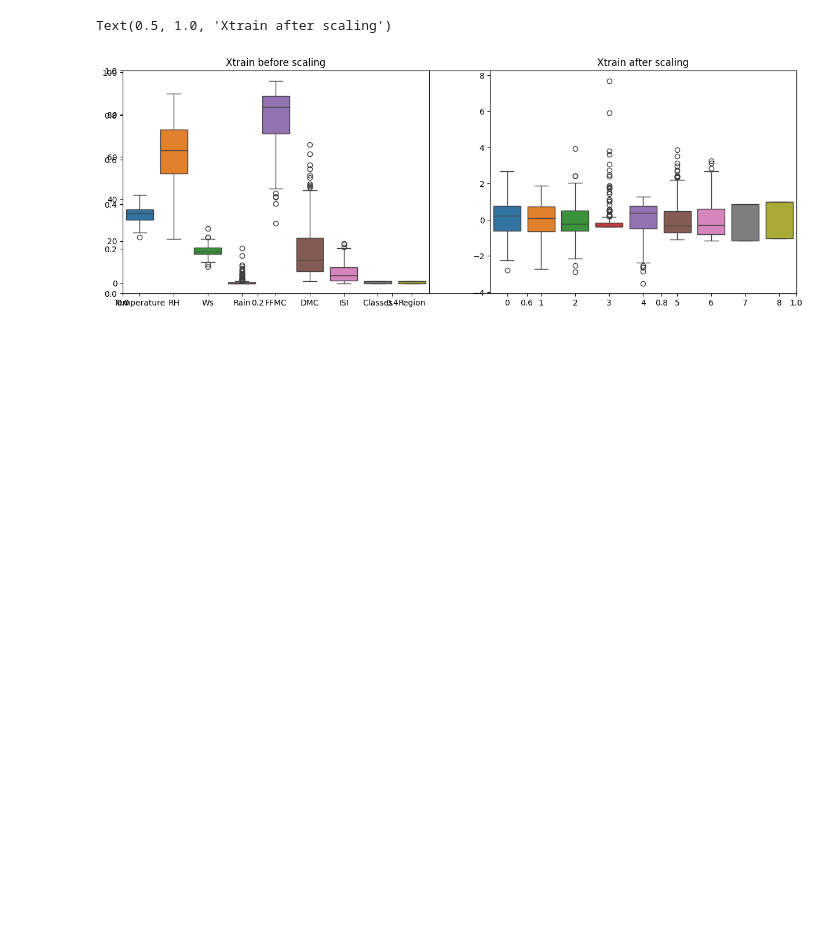
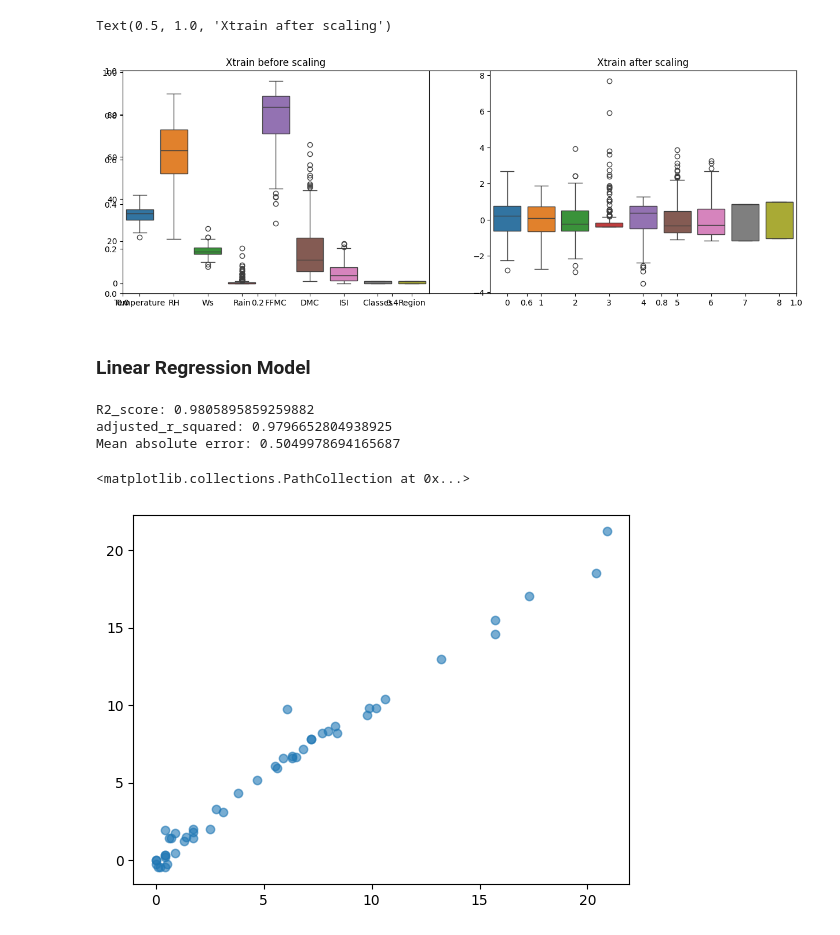
Before and after one commit to manjuq/forest_fire_prediction, a Jupyter notebook: model.ipynb, the cells around one changed output. Cells and saved outputs as stored; diff of their text form; code cells hidden in the pictures; blank space fills up the shorter version.

Commit message:
Performed prediction and parameter tuning

```diff
--- a/model.ipynb
+++ b/model.ipynb
@@ -98,3 +98,25 @@ plt.title("Xtrain after scaling")
 # %% [output]
 Text(0.5, 1.0, 'Xtrain after scaling')
 [figure]
+# %% [markdown]
+### Linear Regression Model
+# %%
+linreg = LinearRegression()
+linreg.fit(Xtrain_scaled, ytrain)
+ypred = linreg.predict(Xtest_scaled)
+
+#calculate metrics
+n = len(y)
+p = X.shape[1]
+r_squared = r2_score(ytest, ypred)
+adjusted_r_squared = 1 - (1 - r_squared) * (n - 1) / (n - p - 1)
+mae = mean_absolute_error(ytest, ypred)
+
+print(f"R2_score: {r_squared} \nadjusted_r_squared: {adjusted_r_squared}\nMean absolute error: {mae}")
+plt.scatter(ytest, ypred, alpha=0.6)
+# %% [output]
+R2_score: 0.9805895859259882
+adjusted_r_squared: 0.9796652804938925
+Mean absolute error: 0.5049978694165687
+<matplotlib.collections.PathCollection at 0x...>
+[figure, added]
```
Also changed, not shown: parts of 14 cells of this notebook.
